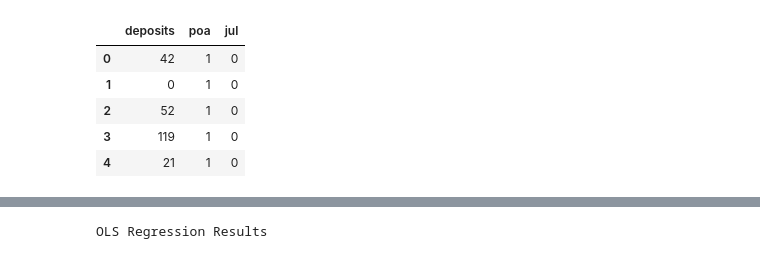
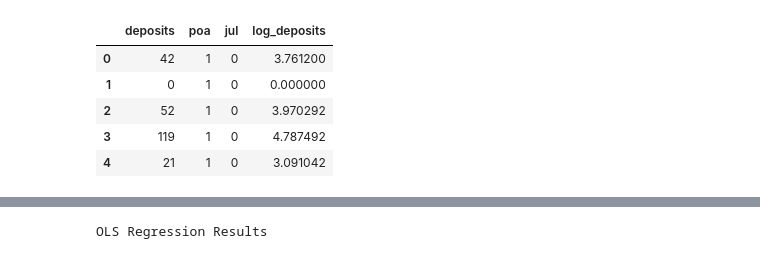
Before and after one commit to skipperkongen/causal-stuff, a Jupyter notebook: notebooks/brave-and-true/13-diff-in-diff.ipynb, the cells around one changed output, grey strips where cells are left out. Saved outputs shown, nothing was run; the diff lists cells and outputs as text; code cells hidden in the pictures.

```diff
--- a/notebooks/brave-and-true/13-diff-in-diff.ipynb
+++ b/notebooks/brave-and-true/13-diff-in-diff.ipynb
@@ -4,10 +7,12 @@ import statsmodels.formula.api as smf
 # %%
+epsilon = 1
 data = pd.read_csv('../../data/billboard_impact.csv')
+data['log_deposits'] = np.log(data.deposits+epsilon)
 data.head()
 # %% [output]
-|  | deposits | poa | jul |
-| 0 | 42 | 1 | 0 |
-| 1 | 0 | 1 | 0 |
-| 2 | 52 | 1 | 0 |
-| 3 | 119 | 1 | 0 |
-| 4 | 21 | 1 | 0 |
+|  | deposits | poa | jul | log_deposits |
+| 0 | 42 | 1 | 0 | 3.761200 |
+| 1 | 0 | 1 | 0 | 0.000000 |
+| 2 | 52 | 1 | 0 | 3.970292 |
+| 3 | 119 | 1 | 0 | 4.787492 |
+| 4 | 21 | 1 | 0 | 3.091042 |
```
Also changed, not shown: parts of 5 cells of this notebook.
